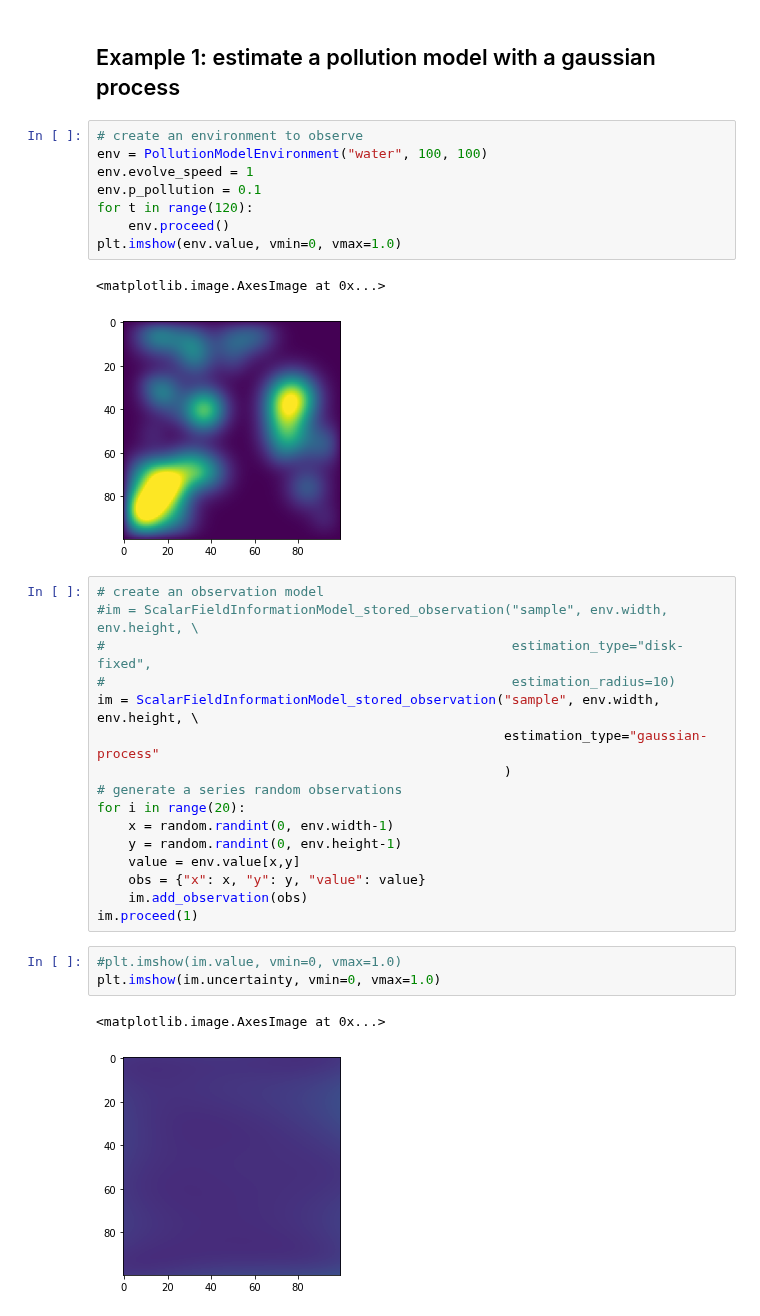
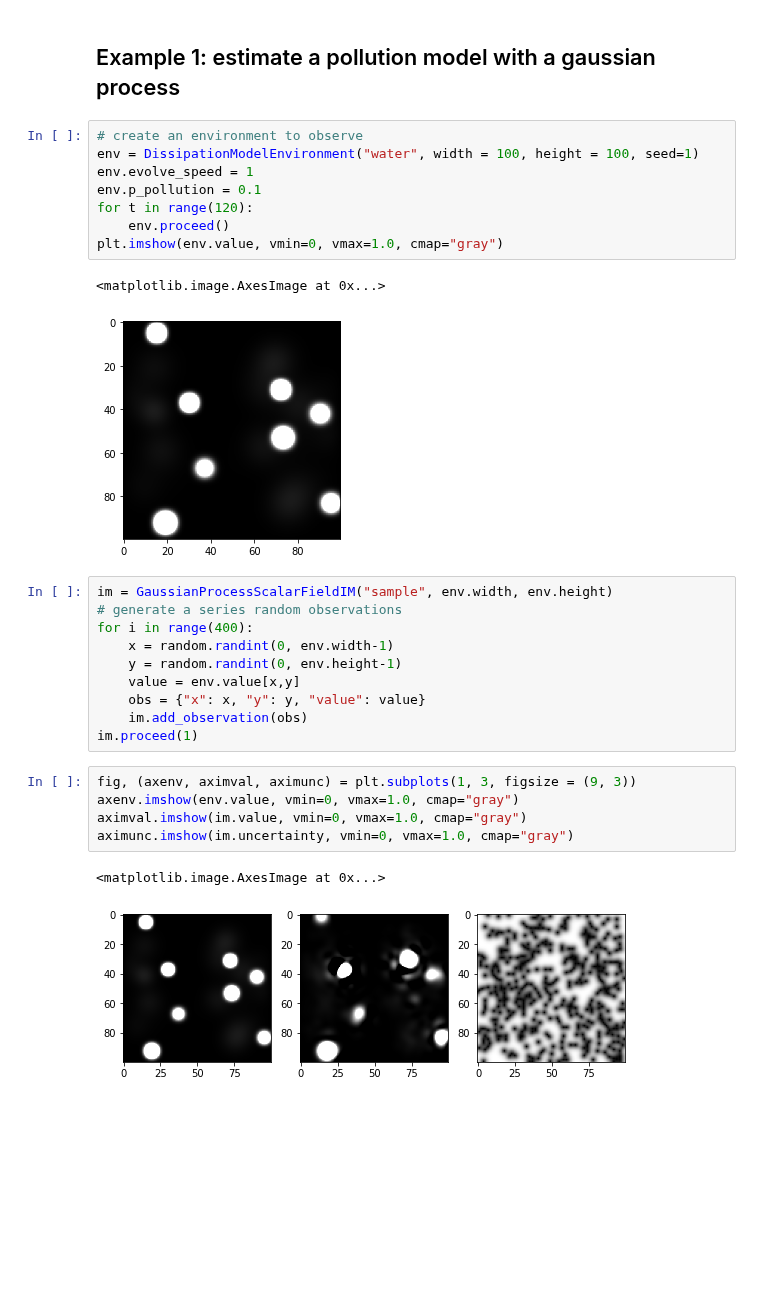
Before and after one commit to lboloni/WaterberryFarms, a Jupyter notebook: notebooks/InformationModel.ipynb, the cells around one changed output. Cells and saved outputs as stored; diff of their text form; blank space fills up the shorter version.

```diff
--- a/notebooks/InformationModel.ipynb
+++ b/notebooks/InformationModel.ipynb
@@ -157,25 +28,19 @@ class ScalarFieldInformationModel_stored_observation(InformationModel):
 ## Example 1: estimate a pollution model with a gaussian process
 # %%
 # create an environment to observe
-env = PollutionModelEnvironment("water", 100, 100)
+env = DissipationModelEnvironment("water", width = 100, height = 100, seed=1)
 env.evolve_speed = 1
 env.p_pollution = 0.1
 for t in range(120):
     env.proceed()
-plt.imshow(env.value, vmin=0, vmax=1.0)
+plt.imshow(env.value, vmin=0, vmax=1.0, cmap="gray")
 # %% [output]
 <matplotlib.image.AxesImage at 0x...>
-[figure, old version]
+[figure, new version]
 # %%
-# create an observation model
-#im = ScalarFieldInformationModel_stored_observation("sample", env.width, env.height, \
-#                                                    estimation_type="disk-fixed",
-#                                                    estimation_radius=10)
-im = ScalarFieldInformationModel_stored_observation("sample", env.width, env.height, \
-                                                    estimation_type="gaussian-process"
-                                                    )
+im = GaussianProcessScalarFieldIM("sample", env.width, env.height)
 # generate a series random observations
-for i in range(20):
+for i in range(400):
     x = random.randint(0, env.width-1)
     y = random.randint(0, env.height-1)
     value = env.value[x,y]
@@ -183,8 +48,10 @@ for i in range(20):
     im.add_observation(obs)
 im.proceed(1)
 # %%
-#plt.imshow(im.value, vmin=0, vmax=1.0)
-plt.imshow(im.uncertainty, vmin=0, vmax=1.0)
+fig, (axenv, aximval, aximunc) = plt.subplots(1, 3, figsize = (9, 3))
+axenv.imshow(env.value, vmin=0, vmax=1.0, cmap="gray")
+aximval.imshow(im.value, vmin=0, vmax=1.0, cmap="gray")
+aximunc.imshow(im.uncertainty, vmin=0, vmax=1.0, cmap="gray")
 # %% [output]
 <matplotlib.image.AxesImage at 0x...>
-[figure, old version]
+[figure, new version]
```
Also changed, not shown: parts of 8 cells of this notebook, 6 other files.
